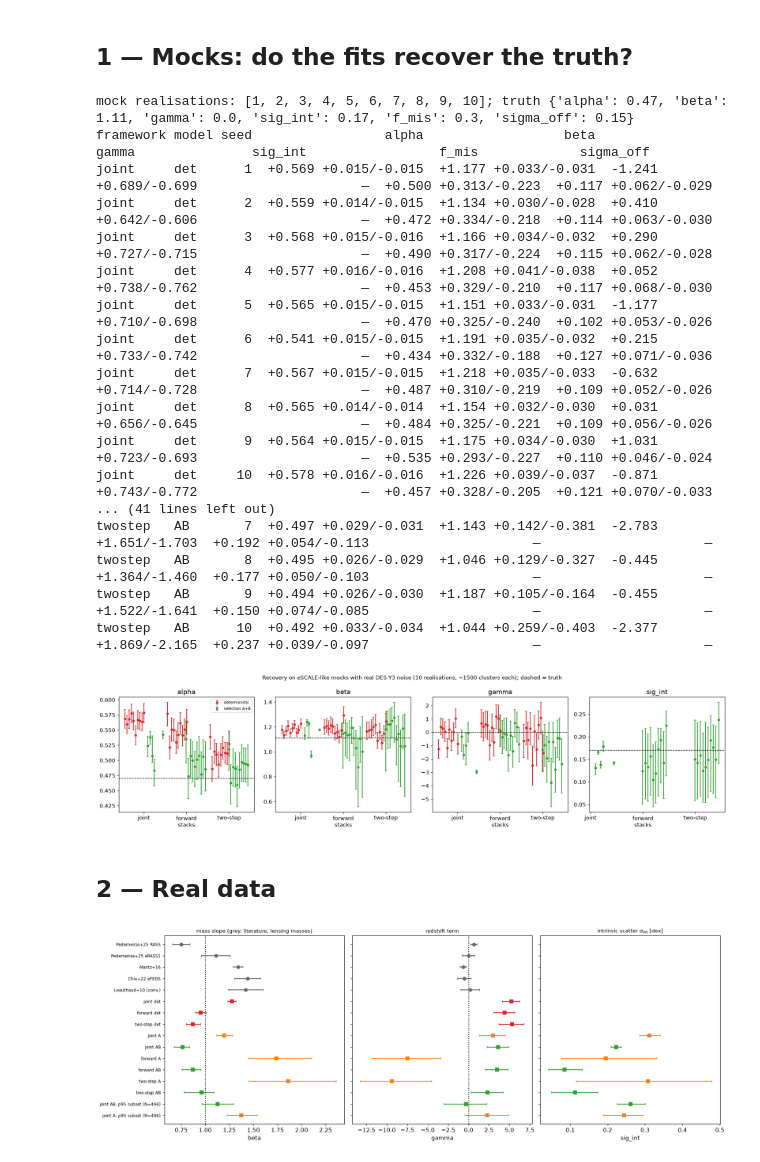
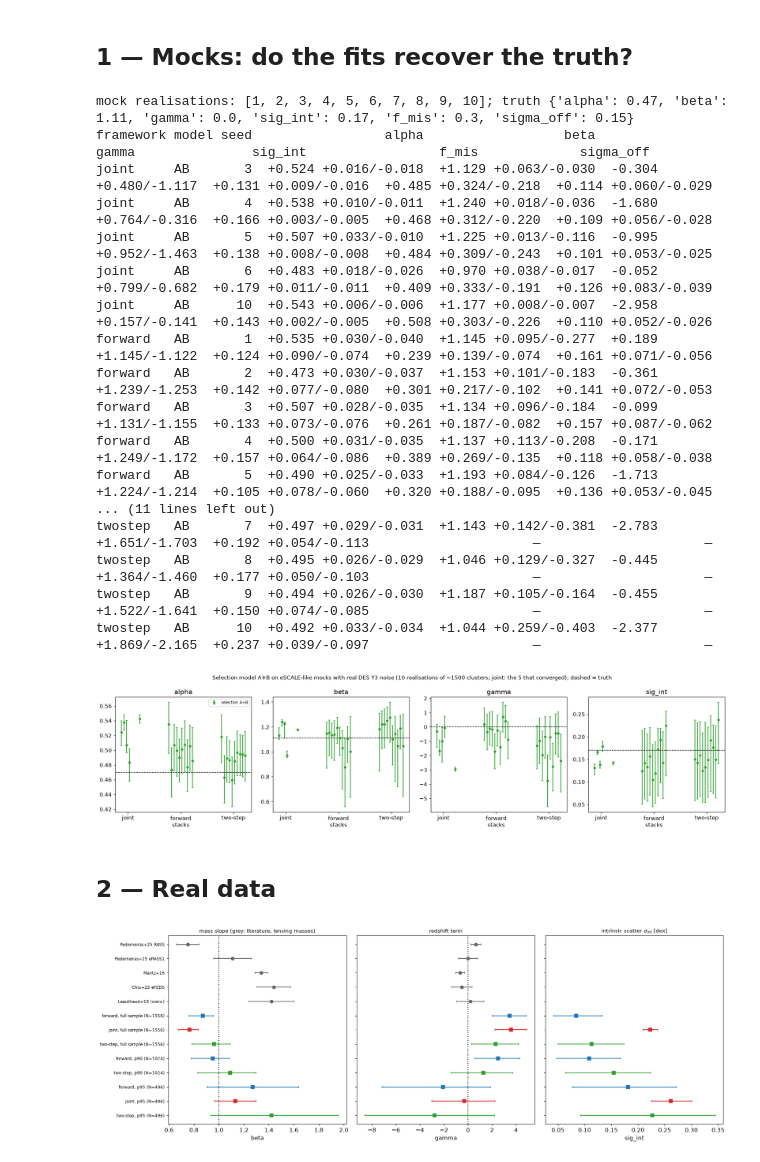
Before and after one commit to andrevitorelli/destacking, a Jupyter notebook: notebooks/lx_selection_fits.ipynb, the cells around one changed output. Cells and saved outputs as stored; diff of their text form; code cells hidden in the pictures.

```diff
--- a/notebooks/lx_selection_fits.ipynb
+++ b/notebooks/lx_selection_fits.ipynb
@@ -40,17 +54,13 @@ def load(tag):
     for ext, f in (('.npz', q_npz), ('.json', q_json)):
         if os.path.exists(f'{FS}/{tag}{ext}'): return f(f'{FS}/{tag}{ext}')
     return None
-real = {'joint det': q_npz(f'{D}/fits/joint.npz'), 'forward det': q_npz(f'{D}/fits/forward.npz'),
-        'two-step det': {k: np.array(v) for k, v in json.load(open(f'{D}/fits/twostep.json'))['lx_given_m'].items()}}
-for fw in ['joint', 'forward', 'twostep']:
-    for s in ['A', 'AB']:
-        r = load(f'{fw}_{s}_all')
-        if r is not None: real[f'{fw.replace("twostep", "two-step")} {s}'] = r
-for s in ['AB', 'A']:
-    r = load(f'joint_{s}_p95')
-    if r is not None: real[f'joint {s}, p95 subset (N=496)'] = r
+real = {}
+for sub, lab in [('all', 'full sample (N=1556)'), ('p90', 'p90 (N=1024)'), ('p95', 'p95 (N=496)')]:
+    for fw in ['forward', 'joint', 'twostep']:
+        r = load(f'{fw}_AB_{sub}')
+        if r is not None: real[f'{fw.replace("twostep", "two-step")}, {lab}'] = r
 fmt = lambda r, p: '—' if p not in r else f'{r[p][1]:+.3f} +{r[p][2]-r[p][1]:.3f}/-{r[p][1]-r[p][0]:.3f}'
-print(f'{"fit (real data, N=1556 unless noted)":38s}' + ''.join(f'{p:>22s}' for p in PAR))
+print(f'{"fit (A+B)":38s}' + ''.join(f'{p:>22s}' for p in PAR))
 for k, r in real.items():
     print(f'{k:38s}' + ''.join(f'{fmt(r, p):>22s}' for p in PAR))
 # %% [output]
@@ -73,7 +80,7 @@ TRUTH = dict(alpha=0.47, beta=1.11, gamma=0.0, sig_int=0.17, f_mis=0.3, sigma_of
 seeds = sorted({int(os.path.basename(f).split('mock')[-1].split('.')[0]) for f in glob.glob(f'{FS}/*_mock*.*') if f.endswith(('.npz', '.json'))})
 rows = []
 for fw in ['joint', 'forward', 'twostep']:
-    for s in ['det', 'A', 'AB']:
+    for s in ['AB']:
         for sd in seeds:
             r = load(f'{fw}_{s}_all_mock{sd}')
             if r is not None: rows.append((fw, s, sd, r))
@@ -84,41 +91,41 @@ for fw, s, sd, r in rows:
 # %% [output]
 mock realisations: [1, 2, 3, 4, 5, 6, 7, 8, 9, 10]; truth {'alpha': 0.47, 'beta': 1.11, 'gamma': 0.0, 'sig_int': 0.17, 'f_mis': 0.3, 'sigma_off': 0.15}
 framework model seed                 alpha                  beta                 gamma               sig_int                 f_mis             sigma_off
-joint     det      1  +0.569 +0.015/-0.015  +1.177 +0.033/-0.031  -1.241 +0.689/-0.699                     —  +0.500 +0.313/-0.223  +0.117 +0.062/-0.029
-joint     det      2  +0.559 +0.014/-0.015  +1.134 +0.030/-0.028  +0.410 +0.642/-0.606                     —  +0.472 +0.334/-0.218  +0.114 +0.063/-0.030
-joint     det      3  +0.568 +0.015/-0.016  +1.166 +0.034/-0.032  +0.290 +0.727/-0.715                     —  +0.490 +0.317/-0.224  +0.115 +0.062/-0.028
-joint     det      4  +0.577 +0.016/-0.016  +1.208 +0.041/-0.038  +0.052 +0.738/-0.762                     —  +0.453 +0.329/-0.210  +0.117 +0.068/-0.030
-joint     det      5  +0.565 +0.015/-0.015  +1.151 +0.033/-0.031  -1.177 +0.710/-0.698                     —  +0.470 +0.325/-0.240  +0.102 +0.053/-0.026
-joint     det      6  +0.541 +0.015/-0.015  +1.191 +0.035/-0.032  +0.215 +0.733/-0.742                     —  +0.434 +0.332/-0.188  +0.127 +0.071/-0.036
-joint     det      7  +0.567 +0.015/-0.015  +1.218 +0.035/-0.033  -0.632 +0.714/-0.728                     —  +0.487 +0.310/-0.219  +0.109 +0.052/-0.026
-joint     det      8  +0.565 +0.014/-0.014  +1.154 +0.032/-0.030  +0.031 +0.656/-0.645                     —  +0.484 +0.325/-0.221  +0.109 +0.056/-0.026
-joint     det      9  +0.564 +0.015/-0.015  +1.175 +0.034/-0.030  +1.031 +0.723/-0.693                     —  +0.535 +0.293/-0.227  +0.110 +0.046/-0.024
-joint     det     10  +0.578 +0.016/-0.016  +1.226 +0.039/-0.037  -0.871 +0.743/-0.772                     —  +0.457 +0.328/-0.205  +0.121 +0.070/-0.033
-... (41 lines left out)
+joint     AB       3  +0.524 +0.016/-0.018  +1.129 +0.063/-0.030  -0.304 +0.480/-1.117  +0.131 +0.009/-0.016  +0.485 +0.324/-0.218  +0.114 +0.060/-0.029
+joint     AB       4  +0.538 +0.010/-0.011  +1.240 +0.018/-0.036  -1.680 +0.764/-0.316  +0.166 +0.003/-0.005  +0.468 +0.312/-0.220  +0.109 +0.056/-0.028
+joint     AB       5  +0.507 +0.033/-0.010  +1.225 +0.013/-0.116  -0.995 +0.952/-1.463  +0.138 +0.008/-0.008  +0.484 +0.309/-0.243  +0.101 +0.053/-0.025
+joint     AB       6  +0.483 +0.018/-0.026  +0.970 +0.038/-0.017  -0.052 +0.799/-0.682  +0.179 +0.011/-0.011  +0.409 +0.333/-0.191  +0.126 +0.083/-0.039
+joint     AB      10  +0.543 +0.006/-0.006  +1.177 +0.008/-0.007  -2.958 +0.157/-0.141  +0.143 +0.002/-0.005  +0.508 +0.303/-0.226  +0.110 +0.052/-0.026
+forward   AB       1  +0.535 +0.030/-0.040  +1.145 +0.095/-0.277  +0.189 +1.145/-1.122  +0.124 +0.090/-0.074  +0.239 +0.139/-0.074  +0.161 +0.071/-0.056
+forward   AB       2  +0.473 +0.030/-0.037  +1.153 +0.101/-0.183  -0.361 +1.239/-1.253  +0.142 +0.077/-0.080  +0.301 +0.217/-0.102  +0.141 +0.072/-0.053
+forward   AB       3  +0.507 +0.028/-0.035  +1.134 +0.096/-0.184  -0.099 +1.131/-1.155  +0.133 +0.073/-0.076  +0.261 +0.187/-0.082  +0.157 +0.087/-0.062
+forward   AB       4  +0.500 +0.031/-0.035  +1.137 +0.113/-0.208  -0.171 +1.249/-1.172  +0.157 +0.064/-0.086  +0.389 +0.269/-0.135  +0.118 +0.058/-0.038
+forward   AB       5  +0.490 +0.025/-0.033  +1.193 +0.084/-0.126  -1.713 +1.224/-1.214  +0.105 +0.078/-0.060  +0.320 +0.188/-0.095  +0.136 +0.053/-0.045
+... (11 lines left out)
 twostep   AB       7  +0.497 +0.029/-0.031  +1.143 +0.142/-0.381  -2.783 +1.651/-1.703  +0.192 +0.054/-0.113                     —                     —
 twostep   AB       8  +0.495 +0.026/-0.029  +1.046 +0.129/-0.327  -0.445 +1.364/-1.460  +0.177 +0.050/-0.103                     —                     —
 twostep   AB       9  +0.494 +0.026/-0.030  +1.187 +0.105/-0.164  -0.455 +1.522/-1.641  +0.150 +0.074/-0.085                     —                     —
 twostep   AB      10  +0.492 +0.033/-0.034  +1.044 +0.259/-0.403  -2.377 +1.869/-2.165  +0.237 +0.039/-0.097                     —                     —
 # %%
 fig, ax = plt.subplots(1, 4, figsize=(18, 4.6))
-cols = {'det': 'C3', 'A': 'C1', 'AB': 'C2'}
+cols = {'AB': 'C2'}
 labs = {'det': 'deterministic', 'A': 'selection A (X-ray only)', 'AB': 'selection A+B'}
 xpos = {'joint': 0, 'forward': 1, 'twostep': 2}
-off = {'det': -0.22, 'A': 0.0, 'AB': 0.22}
+off = {'AB': 0.0}
 for a, p in zip(ax, ['alpha', 'beta', 'gamma', 'sig_int']):
     seen = set()
     for fw, s, sd, r in rows:
         if p not in r: continue
         x = xpos[fw] + off[s] + 0.05 * (sd - np.mean(seeds))
         a.errorbar(x, r[p][1], yerr=[[r[p][1] - r[p][0]], [r[p][2] - r[p][1]]], fmt='o', color=cols[s], ms=4, capsize=2,
                    label=labs[s] if s not in seen else None); seen.add(s)
     a.axhline(TRUTH[p], color='k', ls='--', lw=1)
     a.set_xticks([0, 1, 2]); a.set_xticklabels(['joint', 'forward\nstacks', 'two-step']); a.set_title(p)
 ax[0].legend(fontsize=8)
-fig.suptitle(f'Recovery on eSCALE-like mocks with real DES Y3 noise ({len(seeds)} realisations, ~1500 clusters each); dashed = truth', fontsize=11)
+fig.suptitle(f'Selection model A+B on eSCALE-like mocks with real DES Y3 noise ({len(seeds)} realisations of ~1500 clusters; joint: the 5 that converged); dashed = truth', fontsize=11)
 plt.tight_layout(); plt.show()
 # %% [output]
-[figure, old version]
+[figure, new version]
 # %% [markdown]
 ## 2 — Real data
 # %%
@@ -134,7 +141,7 @@ for a, p in zip(ax, ['beta', 'gamma', 'sig_int']):
     for k, key in enumerate(keys):
         r = real[key]
         if p not in r: continue
-        c = 'C3' if 'det' in key else ('C1' if key.endswith(' A') or 'A,' in key and 'AB' not in key else 'C2')
+        c = {'forward': 'C0', 'joint': 'C3', 'two-step': 'C2'}[key.split(',')[0]]
         a.errorbar(r[p][1], y[len(lit) + k], xerr=[[r[p][1] - r[p][0]], [r[p][2] - r[p][1]]], fmt='s', color=c, capsize=2)
     a.set_xlabel(p)
 ax[0].axvline(1, color='k', ls=':'); ax[1].axvline(0, color='k', ls=':')
@@ -143,4 +150,4 @@ ax[0].set_title('mass slope (grey: literature, lensing masses)', fontsize=10); a
 ax[2].set_title(r'intrinsic scatter $\sigma_{\rm int}$ [dex]', fontsize=10)
 plt.tight_layout(); plt.show()
 # %% [output]
-[figure, old version]
+[figure, new version]
```
Also changed, not shown: parts of 5 cells of this notebook.
